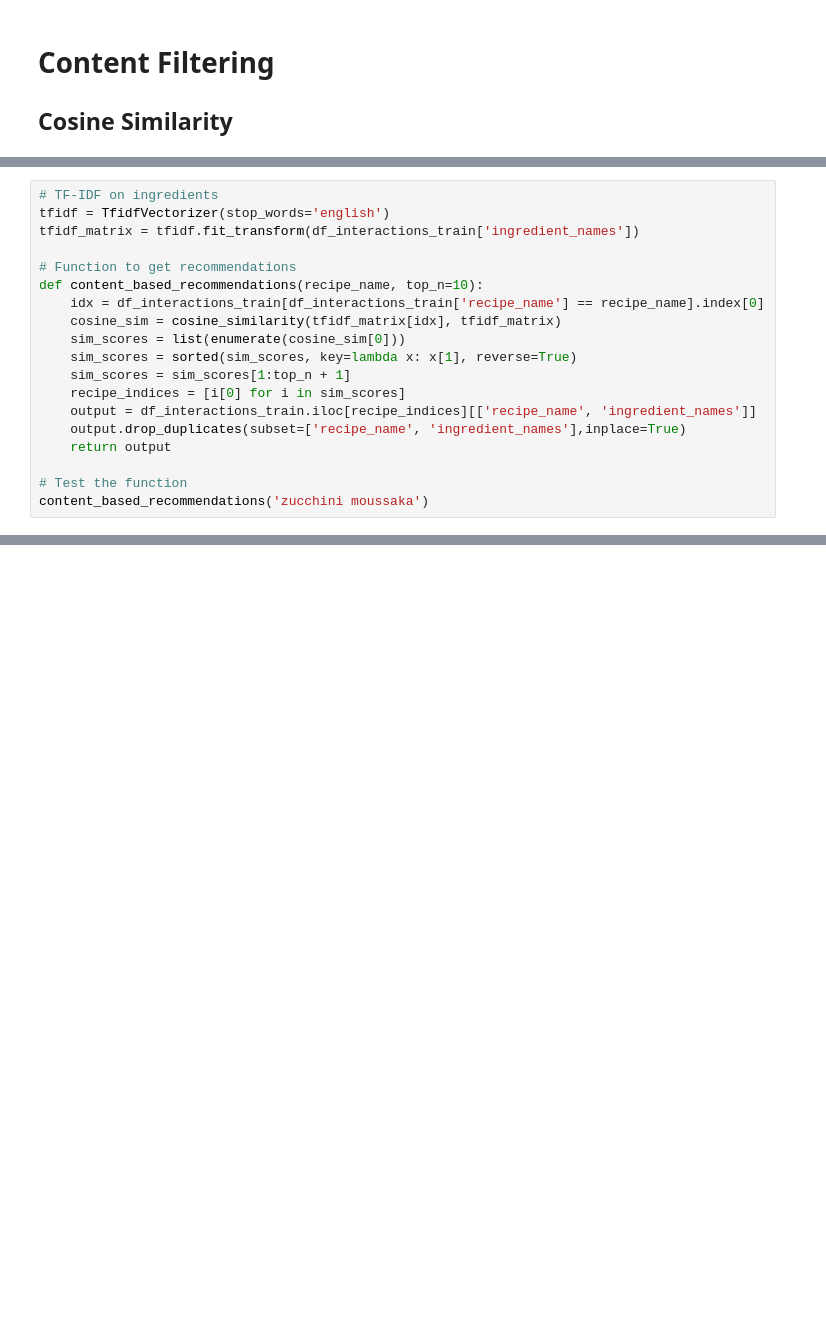
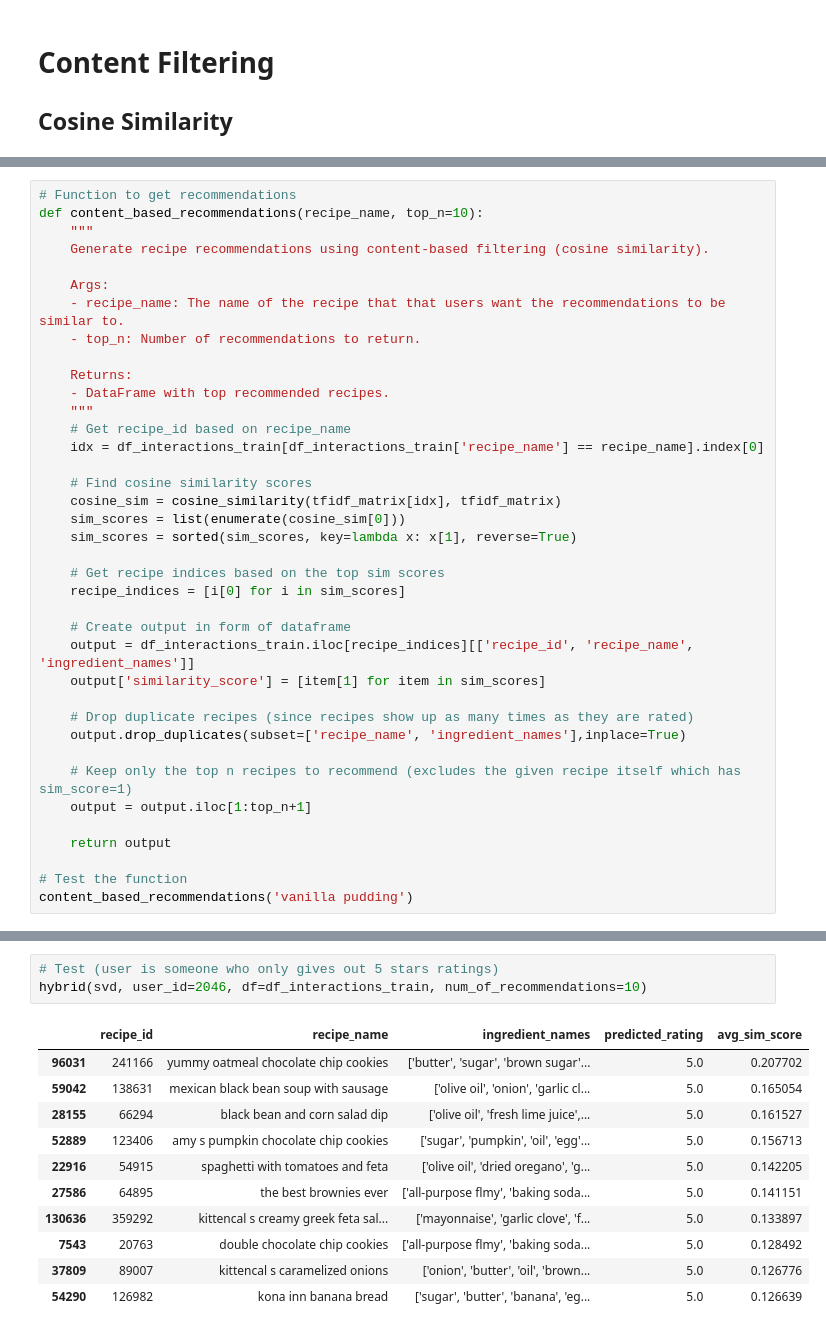
Before and after one commit to AnaqiAmir/FlavorFusion, a Jupyter notebook: recommendation_model.ipynb, the cells around one changed output, grey strips where cells are left out. Cells and saved outputs as stored; diff of their text form; blank space fills up the shorter version.

Commit message:
create hybrid model

```diff
--- a/recommendation_model.ipynb
+++ b/recommendation_model.ipynb
@@ -112,19 +207,38 @@ df_interactions_train[df_interactions_train['recipe_id']==13285]['recipe_name'].
 # %%
-# TF-IDF on ingredients
-tfidf = TfidfVectorizer(stop_words='english')
-tfidf_matrix = tfidf.fit_transform(df_interactions_train['ingredient_names'])
-
 # Function to get recommendations
 def content_based_recommendations(recipe_name, top_n=10):
+    """
+    Generate recipe recommendations using content-based filtering (cosine similarity).
+
+    Args:
+    - recipe_name: The name of the recipe that that users want the recommendations to be similar to.
+    - top_n: Number of recommendations to return.
+
+    Returns:
+    - DataFrame with top recommended recipes.
+    """
+    # Get recipe_id based on recipe_name
     idx = df_interactions_train[df_interactions_train['recipe_name'] == recipe_name].index[0]
+
+    # Find cosine similarity scores
     cosine_sim = cosine_similarity(tfidf_matrix[idx], tfidf_matrix)
     sim_scores = list(enumerate(cosine_sim[0]))
     sim_scores = sorted(sim_scores, key=lambda x: x[1], reverse=True)
-    sim_scores = sim_scores[1:top_n + 1]
+
+    # Get recipe indices based on the top sim scores
     recipe_indices = [i[0] for i in sim_scores]
-    output = df_interactions_train.iloc[recipe_indices][['recipe_name', 'ingredient_names']]
+
+    # Create output in form of dataframe
+    output = df_interactions_train.iloc[recipe_indices][['recipe_id', 'recipe_name', 'ingredient_names']]
+    output['similarity_score'] = [item[1] for item in sim_scores]
+
+    # Drop duplicate recipes (since recipes show up as many times as they are rated)
     output.drop_duplicates(subset=['recipe_name', 'ingredient_names'],inplace=True)
+
+    # Keep only the top n recipes to recommend (excludes the given recipe itself which has sim_score=1)
+    output = output.iloc[1:top_n+1]
+
     return output
 
 # Test the function
-content_based_recommendations('zucchini moussaka')
+content_based_recommendations('vanilla pudding')
@@ -130,0 +317,15 @@ content_based_recommendations('zucchini moussaka')
+# %%
+# Test (user is someone who only gives out 5 stars ratings)
+hybrid(svd, user_id=2046, df=df_interactions_train, num_of_recommendations=10)
+# %% [output]
+|  | recipe_id | recipe_name | ingredient_names | predicted_rating | avg_sim_score |
+| 96031 | 241166 | yummy oatmeal chocolate chip cookies | ['butter', 'sugar', 'brown sugar'... | 5.0 | 0.207702 |
+| 59042 | 138631 | mexican black bean soup with sausage | ['olive oil', 'onion', 'garlic cl... | 5.0 | 0.165054 |
+| 28155 | 66294 | black bean and corn salad dip | ['olive oil', 'fresh lime juice',... | 5.0 | 0.161527 |
+| 52889 | 123406 | amy s pumpkin chocolate chip cookies | ['sugar', 'pumpkin', 'oil', 'egg'... | 5.0 | 0.156713 |
+| 22916 | 54915 | spaghetti with tomatoes and feta | ['olive oil', 'dried oregano', 'g... | 5.0 | 0.142205 |
+| 27586 | 64895 | the best brownies ever | ['all-purpose flmy', 'baking soda... | 5.0 | 0.141151 |
+| 130636 | 359292 | kittencal s creamy greek feta sal... | ['mayonnaise', 'garlic clove', 'f... | 5.0 | 0.133897 |
+| 7543 | 20763 | double chocolate chip cookies | ['all-purpose flmy', 'baking soda... | 5.0 | 0.128492 |
+| 37809 | 89007 | kittencal s caramelized onions | ['onion', 'butter', 'oil', 'brown... | 5.0 | 0.126776 |
+| 54290 | 126982 | kona inn banana bread | ['sugar', 'butter', 'banana', 'eg... | 5.0 | 0.126639 |
```
Also changed, not shown: parts of 21 cells of this notebook, 1 other file.
